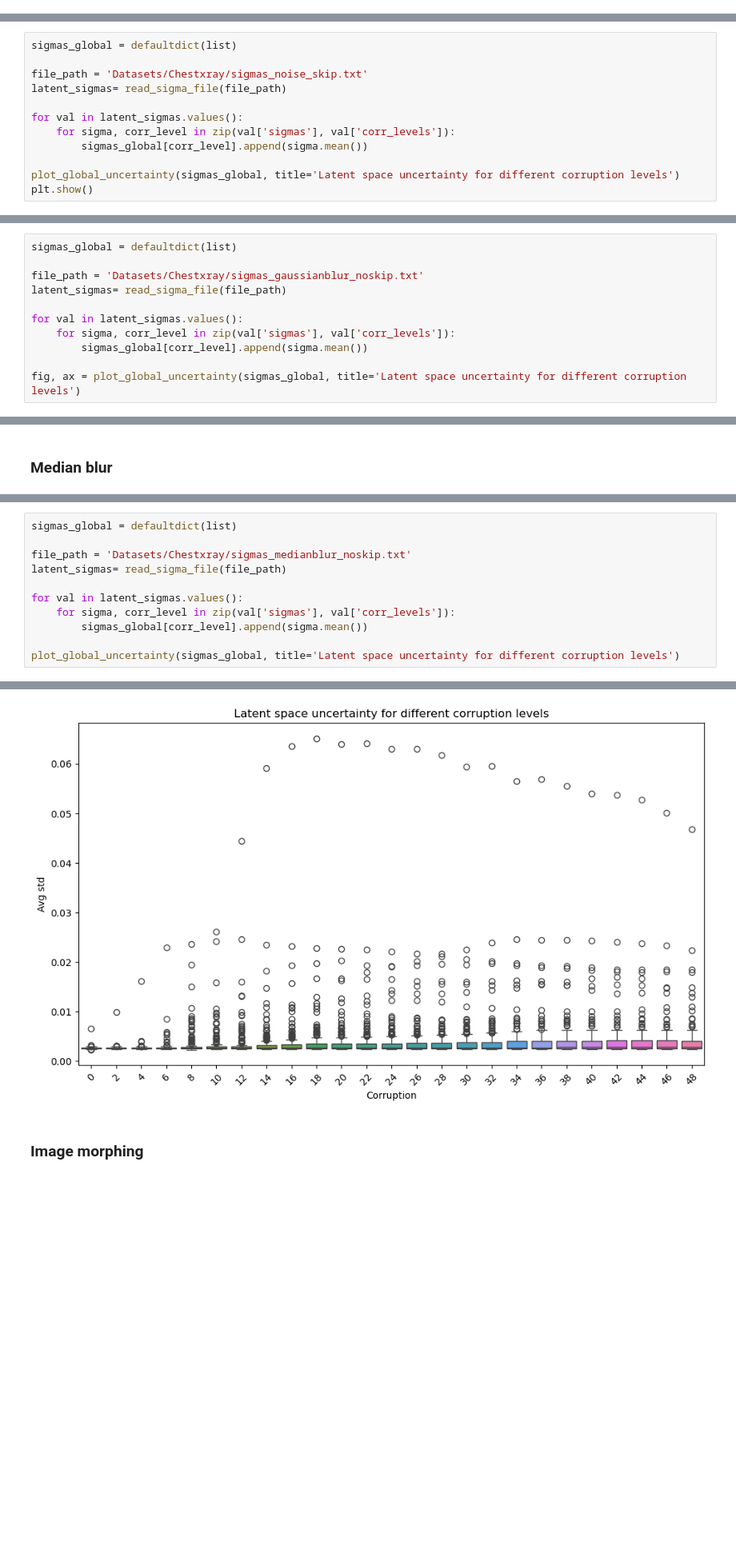
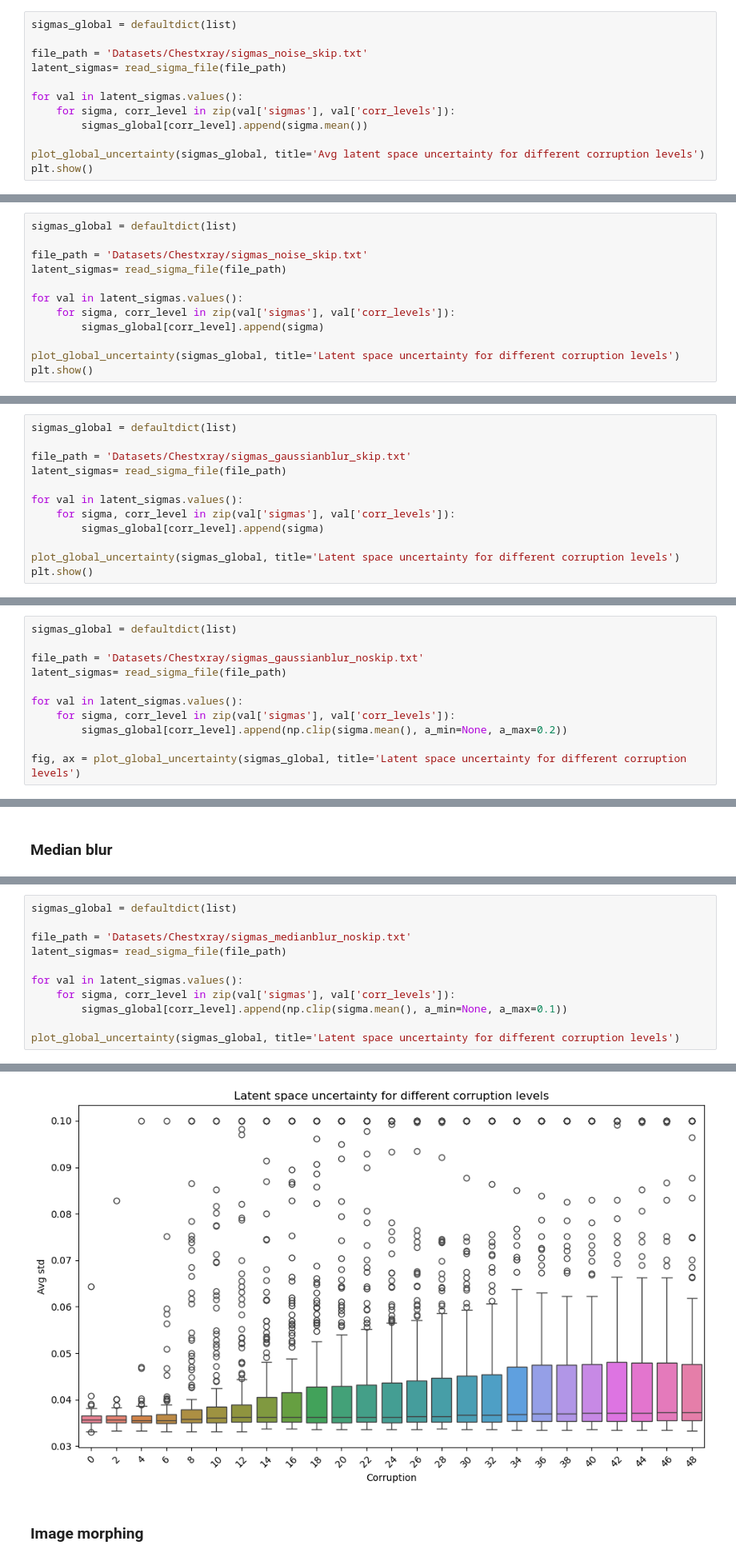
Before and after one commit to mcosarinsky/HybridGNet-uncertainty, a Jupyter notebook: Uncertainty_plots.ipynb, the cells around one changed output, grey strips where cells are left out. Shown at 80% size. Saved outputs shown, nothing was run; the diff lists cells and outputs as text; blank space fills up the shorter version.

```diff
--- a/Uncertainty_plots.ipynb
+++ b/Uncertainty_plots.ipynb
@@ -38,0 +57,12 @@ plt.show()
+# %%
+sigmas_global = defaultdict(list)
+
+file_path = 'Datasets/Chestxray/sigmas_noise_skip.txt'
+latent_sigmas= read_sigma_file(file_path)
+
+for val in latent_sigmas.values():
+    for sigma, corr_level in zip(val['sigmas'], val['corr_levels']):
+        sigmas_global[corr_level].append(sigma.mean())
+
+plot_global_uncertainty(sigmas_global, title='Avg latent space uncertainty for different corruption levels')
+plt.show()
@@ -44,7 +78,7 @@ latent_sigmas= read_sigma_file(file_path)
 
 for val in latent_sigmas.values():
     for sigma, corr_level in zip(val['sigmas'], val['corr_levels']):
-        sigmas_global[corr_level].append(sigma.mean())
+        sigmas_global[corr_level].append(sigma)
 
 plot_global_uncertainty(sigmas_global, title='Latent space uncertainty for different corruption levels')
 plt.show()
@@ -79,0 +114,12 @@ plt.show()
+# %%
+sigmas_global = defaultdict(list)
+
+file_path = 'Datasets/Chestxray/sigmas_gaussianblur_skip.txt'
+latent_sigmas= read_sigma_file(file_path)
+
+for val in latent_sigmas.values():
+    for sigma, corr_level in zip(val['sigmas'], val['corr_levels']):
+        sigmas_global[corr_level].append(sigma)
+
+plot_global_uncertainty(sigmas_global, title='Latent space uncertainty for different corruption levels')
+plt.show()
@@ -231,7 +273,7 @@ latent_sigmas= read_sigma_file(file_path)
 
 for val in latent_sigmas.values():
     for sigma, corr_level in zip(val['sigmas'], val['corr_levels']):
-        sigmas_global[corr_level].append(sigma.mean())
+        sigmas_global[corr_level].append(np.clip(sigma.mean(), a_min=None, a_max=0.2))
 
 fig, ax = plot_global_uncertainty(sigmas_global, title='Latent space uncertainty for different corruption levels')
 # %% [output]
@@ -255,18 +295,18 @@ plot_global_uncertainty(sigmas_global, title='Uncertainty for different corrupti
 # %%
 sigmas_global = defaultdict(list)
 
 file_path = 'Datasets/Chestxray/sigmas_medianblur_noskip.txt'
 latent_sigmas= read_sigma_file(file_path)
 
 for val in latent_sigmas.values():
     for sigma, corr_level in zip(val['sigmas'], val['corr_levels']):
-        sigmas_global[corr_level].append(sigma.mean())
+        sigmas_global[corr_level].append(np.clip(sigma.mean(), a_min=None, a_max=0.1))
 
 plot_global_uncertainty(sigmas_global, title='Latent space uncertainty for different corruption levels')
 # %% [output]
 (<Figure size 1000x600 with 1 Axes>,
  <Axes: title={'center': 'Latent space uncertainty for different corruption levels'}, xlabel='Corruption', ylabel='Avg std'>)
-[figure, old version]
+[figure, new version]
 # %% [markdown]
 ### Image morphing
 # %%
```
Also changed, not shown: parts of 18 cells of this notebook, 6 other files.
